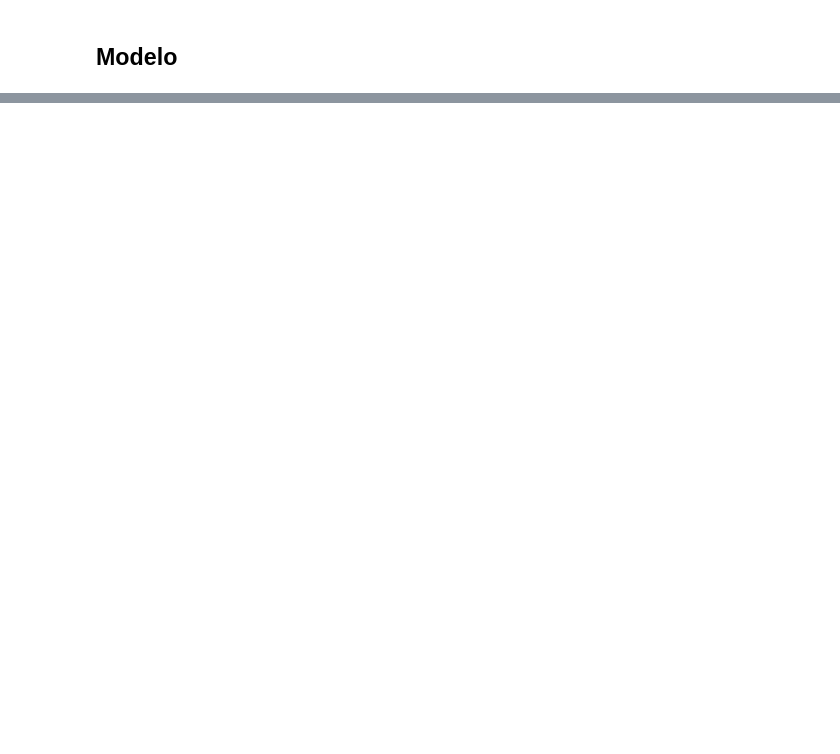
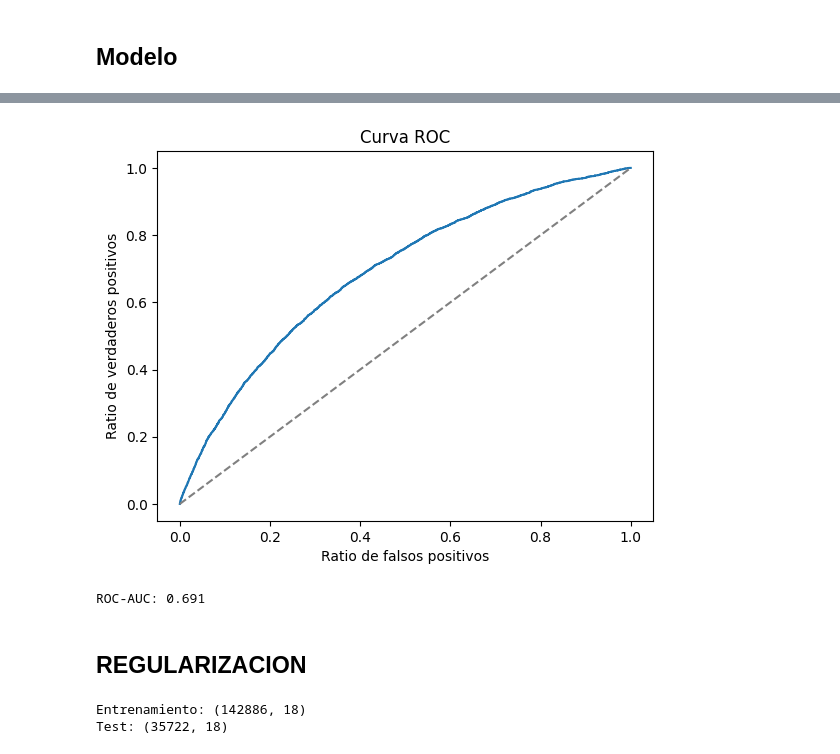
Before and after one commit to Pablocordobaa/Reto-5-azul-claro, a Jupyter notebook: modelo_impago.ipynb, the cells around one changed output, grey strips where cells are left out. Drawn from its saved outputs; the diff is of its cells as text; code cells hidden in the pictures; blank space fills up the shorter version.

```diff
--- a/modelo_impago.ipynb
+++ b/modelo_impago.ipynb
@@ -131,0 +165,15 @@ y= copia["Impago"]
+# %%
+scaler = StandardScaler()
+
+X_train_scaled = scaler.fit_transform(X_train)
+X_train_scaled = pd.DataFrame(X_train_scaled, columns=X_train.columns, index=X_train.index)
+# %%
+X_test_scaled = scaler.transform(X_test)
+X_test_scaled = pd.DataFrame(X_test_scaled, columns=X_test.columns, index=X_test.index)
+# %%
+X_train_scaled = sm.add_constant(X_train_scaled, prepend=True, has_constant='add')
+
+modelo_log_statsm = sm.Logit(endog=y_train, exog=X_train_scaled)
+modelo_log_statsm = modelo_log_statsm.fit(disp=False, maxiter=100)
+
+print(modelo_log_statsm.summary())
@@ -131,0 +223,7 @@ y= copia["Impago"]
+# %%
+X_test_scaled = sm.add_constant(X_test_scaled, has_constant='add')
+
+predicciones = modelo_log_statsm.predict(exog=X_test_scaled)
+clasificacion = np.where(predicciones < 0.5, 0, 1)
+
+predicciones.head()
@@ -131,0 +277,30 @@ y= copia["Impago"]
+# %%
+fpr, tpr, threshold = roc_curve(y_test, predicciones)
+
+plt.plot(fpr, tpr)
+plt.plot([0, 1], [0, 1], '--', color='gray')
+plt.xlabel('Ratio de falsos positivos')
+plt.ylabel('Ratio de verdaderos positivos')
+plt.title('Curva ROC')
+plt.show()
+
+print('ROC-AUC:', round(roc_auc_score(y_test, predicciones), 3))
+# %% [output]
+[figure, added]
+ROC-AUC: 0.691
+# %% [markdown]
+## REGULARIZACION
+# %%
+from sklearn.linear_model import LogisticRegression
+from sklearn.model_selection import GridSearchCV, StratifiedKFold
+
+# Quitamos la constante que habíamos añadido para statsmodels
+X_train_reg = X_train_scaled.drop(columns=["const"], errors="ignore")
+X_test_reg = X_test_scaled.drop(columns=["const"], errors="ignore")
+
+# Comprobamos las dimensiones
+print("Entrenamiento:", X_train_reg.shape)
+print("Test:", X_test_reg.shape)
+# %% [output]
+Entrenamiento: (142886, 18)
+Test: (35722, 18)
```
Also changed, not shown: parts of 22 cells of this notebook, 2 other files.
